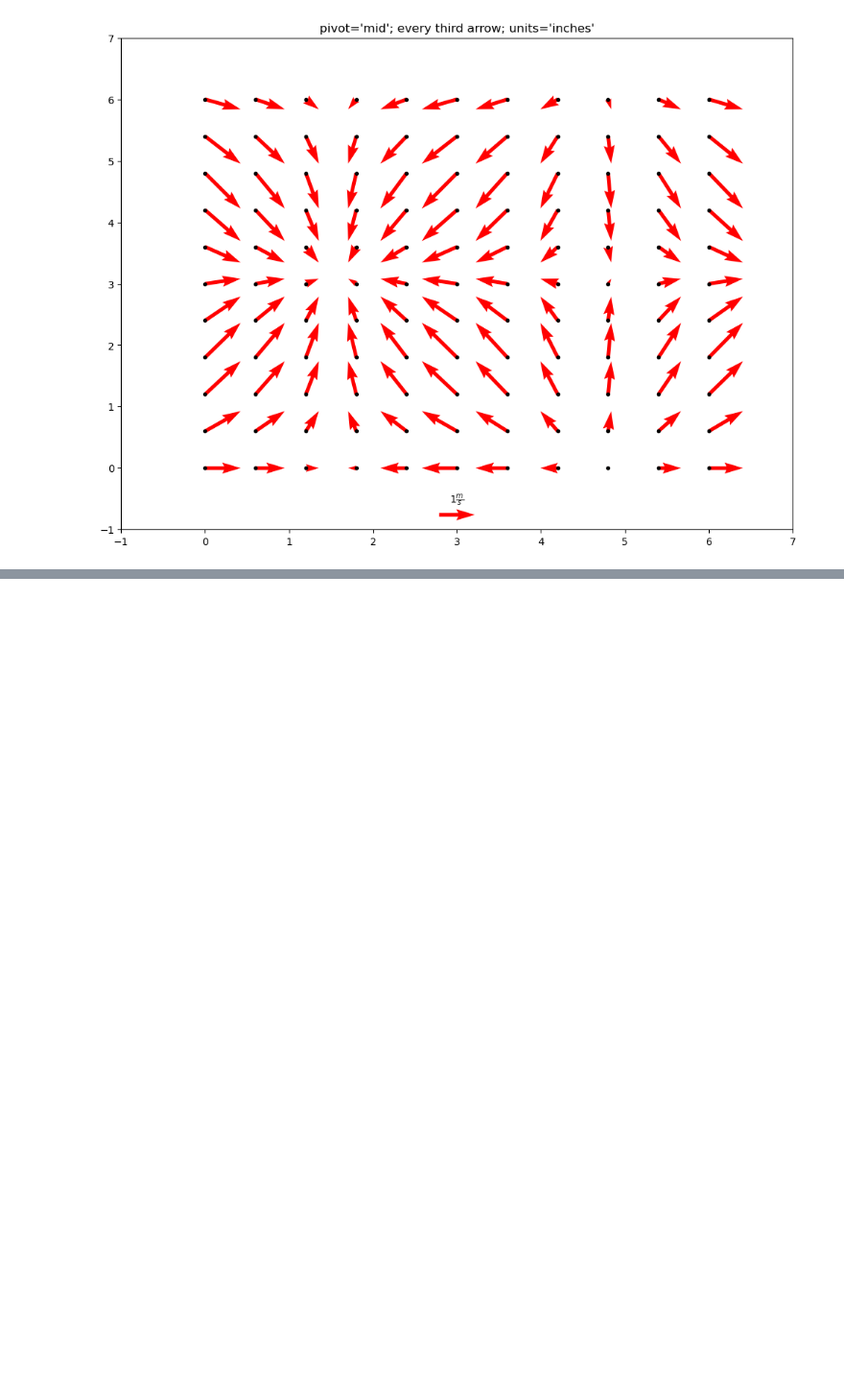
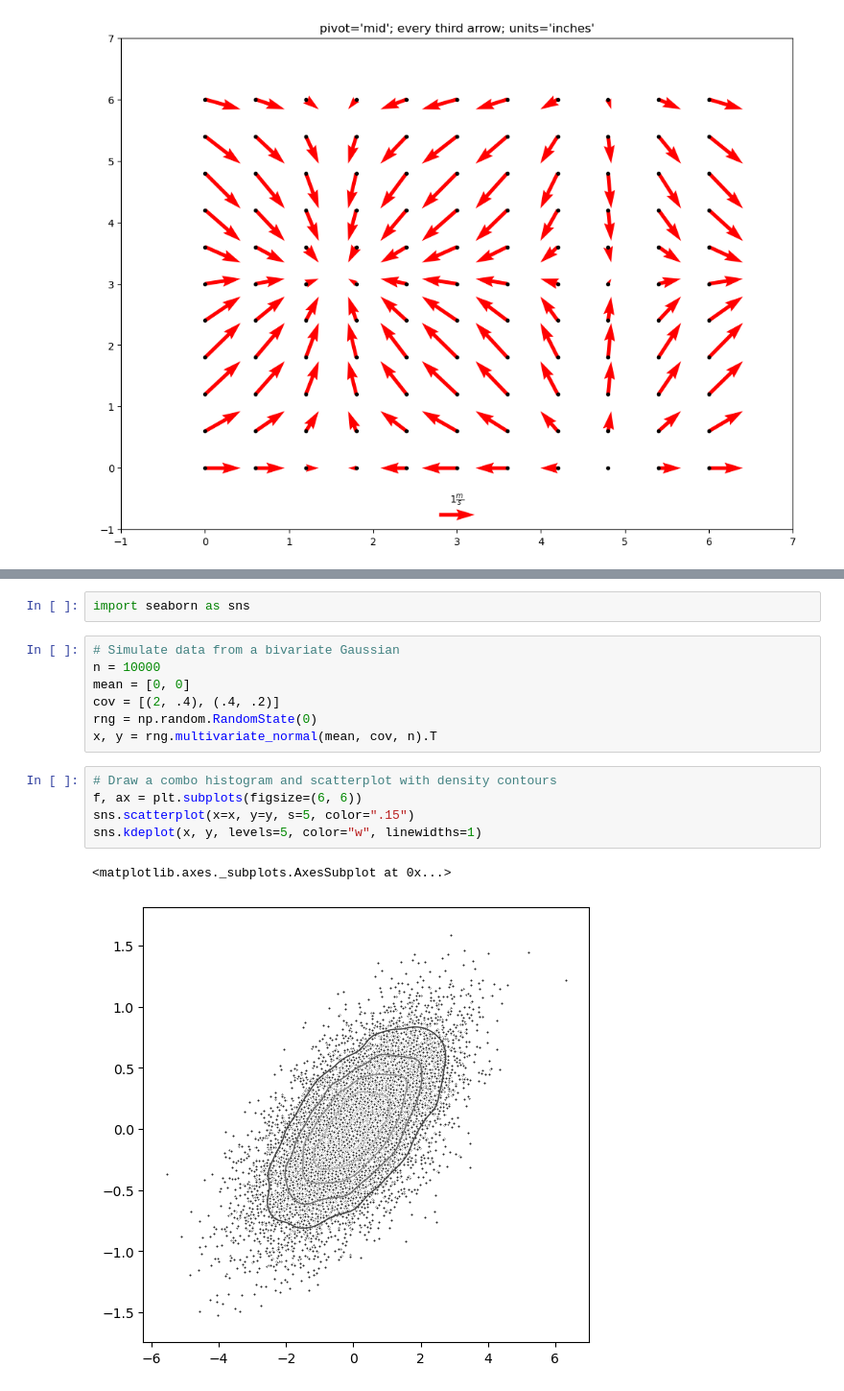
Before and after one commit to mbmilligan/msi-ipython-nb-ex, a Jupyter notebook: notebook/AdvPyFiles/05.MatplotlibExamples.ipynb, the cells around one changed output, grey strips where cells are left out. Shown: that part at 96% size. Cells and saved outputs as stored; diff of their text form; blank space fills up the shorter version.

```diff
--- a/notebook/AdvPyFiles/05.MatplotlibExamples.ipynb
+++ b/notebook/AdvPyFiles/05.MatplotlibExamples.ipynb
@@ -133,0 +158,17 @@ Text(0.5, 1.0, "pivot='mid'; every third arrow; units='inches'")
+# %%
+import seaborn as sns
+# %%
+# Simulate data from a bivariate Gaussian
+n = 10000
+mean = [0, 0]
+cov = [(2, .4), (.4, .2)]
+rng = np.random.RandomState(0)
+x, y = rng.multivariate_normal(mean, cov, n).T
+# %%
+# Draw a combo histogram and scatterplot with density contours
+f, ax = plt.subplots(figsize=(6, 6))
+sns.scatterplot(x=x, y=y, s=5, color=".15")
+sns.kdeplot(x, y, levels=5, color="w", linewidths=1)
+# %% [output]
+<matplotlib.axes._subplots.AxesSubplot at 0x...>
+[figure, added]
```
Also changed, not shown: parts of 5 cells of this notebook, 8 other files.
